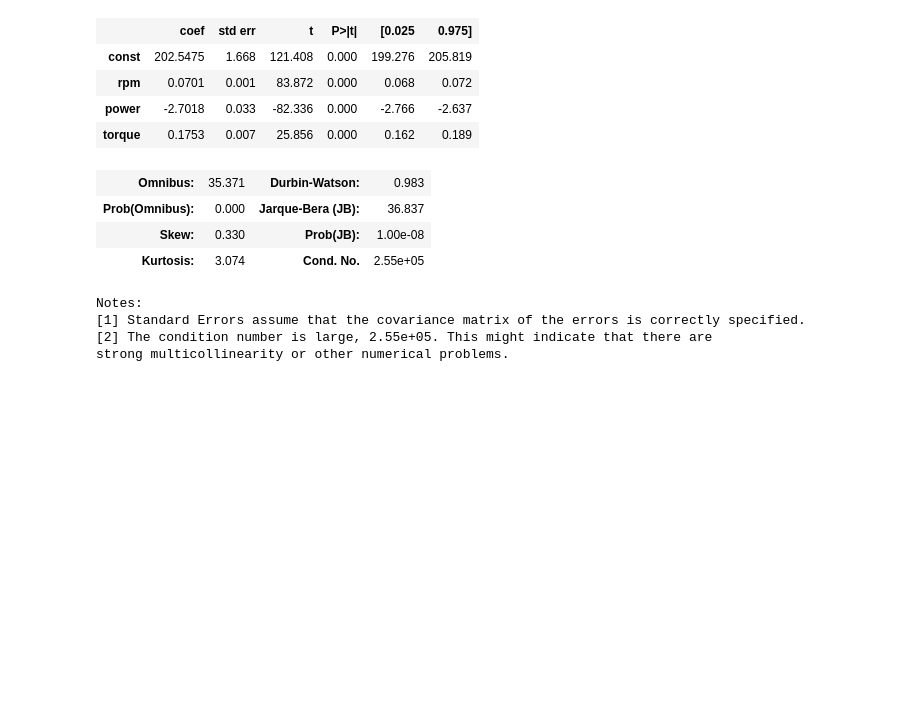
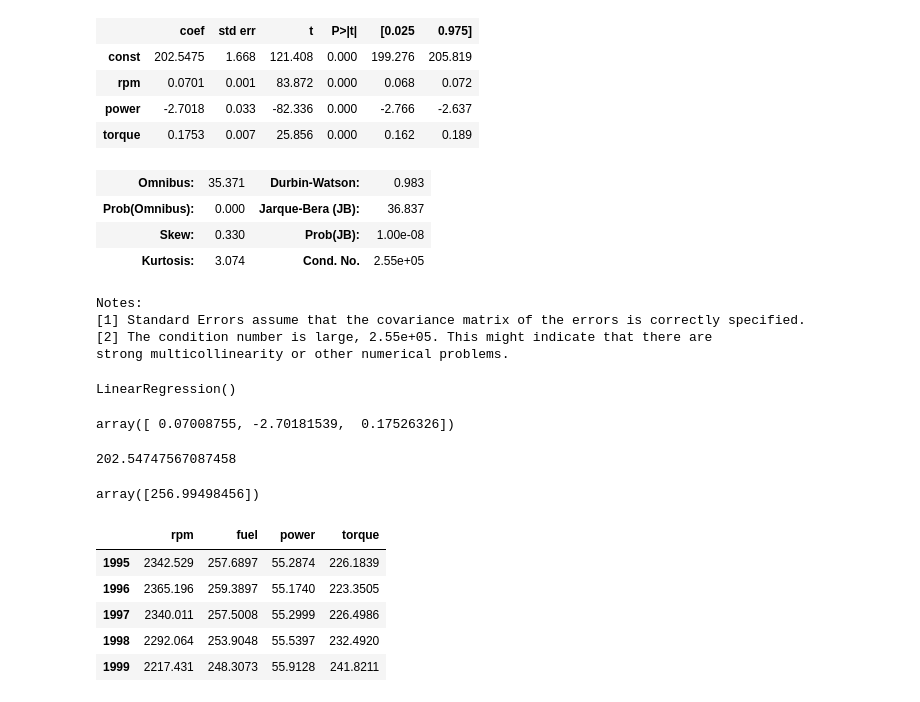
Before and after one commit to lll-Mike-lll/AI_final_project, a Jupyter notebook: 06_ML_with_OLS.ipynb, the cells around one changed output. Cells and saved outputs as stored; diff of their text form; code cells hidden in the pictures; blank space fills up the shorter version.

```diff
--- a/06_ML_with_OLS.ipynb
+++ b/06_ML_with_OLS.ipynb
@@ -46,3 +48,29 @@ Notes:
 [1] Standard Errors assume that the covariance matrix of the errors is correctly specified.
 [2] The condition number is large, 2.55e+05. This might indicate that there are
 strong multicollinearity or other numerical problems.
+# %%
+reg = linear_model.LinearRegression()
+reg.fit(df[['rpm','power','torque']],df.fuel)
+# %% [output]
+LinearRegression()
+# %%
+reg.coef_
+# %% [output]
+array([ 0.07008755, -2.70181539,  0.17526326])
+# %%
+reg.intercept_
+# %% [output]
+202.54747567087458
+# %%
+reg.predict([[2342.529,55.2874,226.1839]])
+# %% [output]
+array([256.99498456])
+# %%
+df.tail()
+# %% [output]
+|  | rpm | fuel | power | torque |
+| 1995 | 2342.529 | 257.6897 | 55.2874 | 226.1839 |
+| 1996 | 2365.196 | 259.3897 | 55.1740 | 223.3505 |
+| 1997 | 2340.011 | 257.5008 | 55.2999 | 226.4986 |
+| 1998 | 2292.064 | 253.9048 | 55.5397 | 232.4920 |
+| 1999 | 2217.431 | 248.3073 | 55.9128 | 241.8211 |
```
Also changed, not shown: parts of 3 cells of this notebook.
